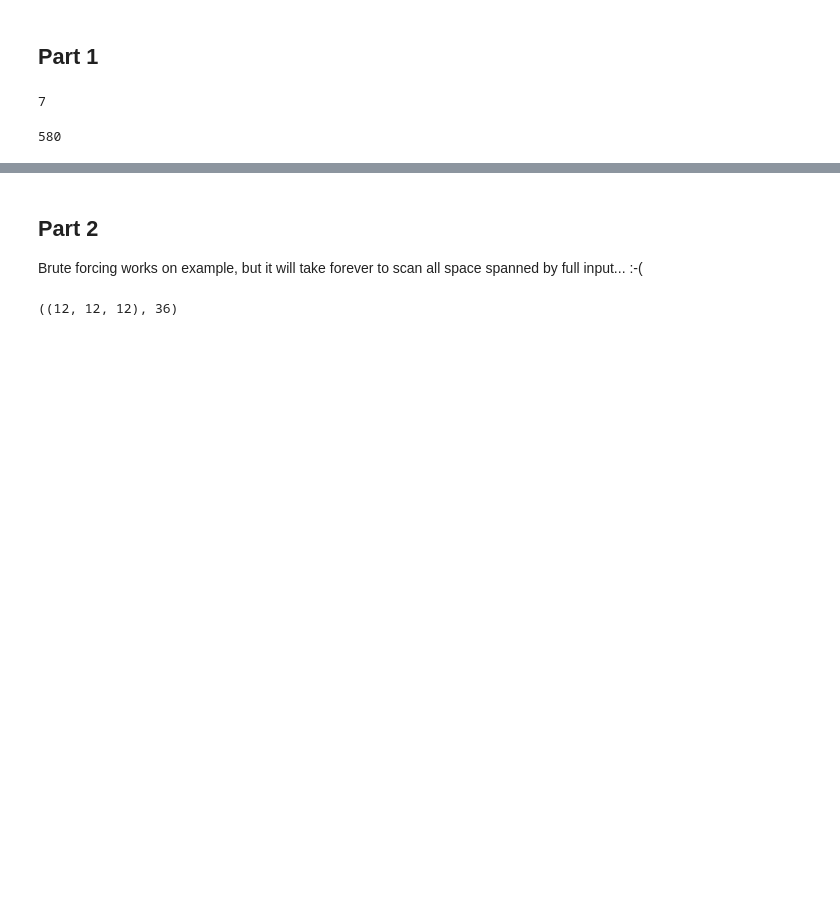
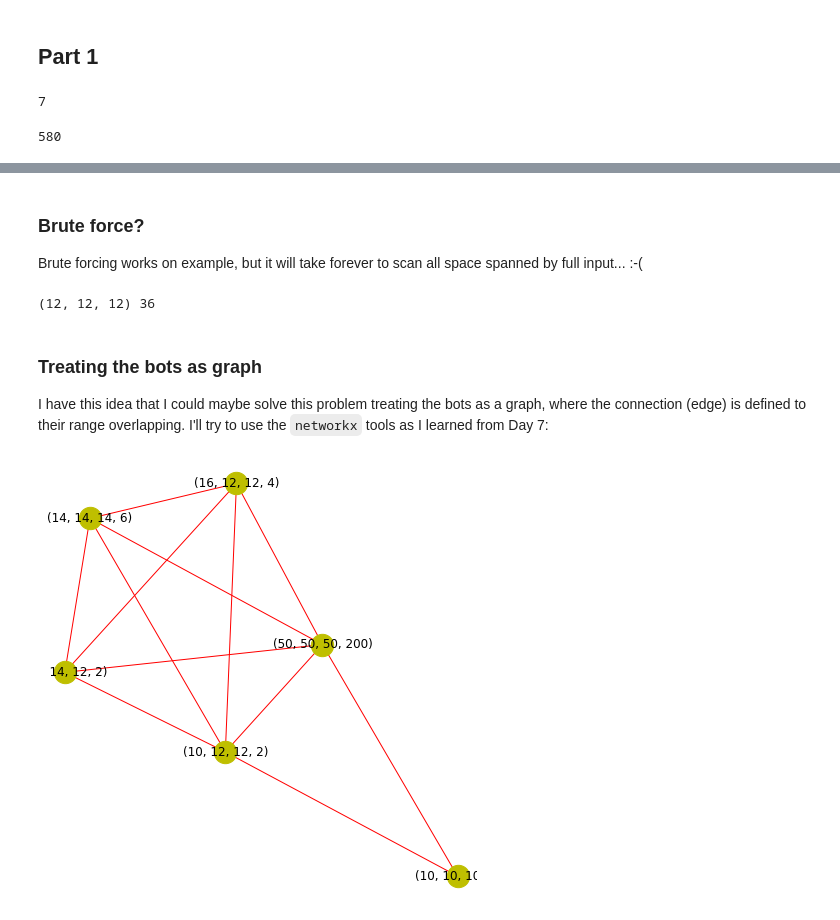
Before and after one commit to marcodelmastro/AdventOfCode2018, a Jupyter notebook: Day 23.ipynb, the cells around one changed output, grey strips where cells are left out. Drawn from its saved outputs; the diff is of its cells as text; code cells hidden in the pictures; blank space fills up the shorter version.

Commit message:
Day 23 Part 2

```diff
--- a/Day 23.ipynb
+++ b/Day 23.ipynb
@@ -20,8 +20,8 @@ print(sum(inrange))
 # %% [output]
 7
 # %%
-circle = getCircles("data/input23.txt")
-inrange = [ sum(abs(np.array(c[:3])-np.array(circle[0][:3]))) <= circle[0][3] for c in circle ]
+circles = getCircles("data/input23.txt")
+inrange = [ sum(abs(np.array(c[:3])-np.array(circles[0][:3]))) <= circles[0][3] for c in circles ]
 print(sum(inrange))
 # %% [output]
 580
@@ -28,4 +30,25 @@ print(sum(inrange))
+# %%
+def manhattan(a,b):
+    '''Manhattan distance between bots'''
+    return sum(abs(np.array(a[:3])-np.array(b[:3])))
+
+def inrange(x,y,z,circles):
+    '''count bots in range of position (x,y,z)'''
+    p = (x,y,z,0)
+    inrange = 0
+    for c in circles:
+        d = manhattan(p,c)
+        if d<=c[3]:
+            inrange += 1
+    return inrange
+
+def overlapping(a,b):
+    '''
+        Check overlaps of bots' "circles"
+        Two circles overlap if their distance is smaller or equal than the sum of their radii
+    '''
+    return manhattan(a,b) <= a[3]+b[3]
 # %% [markdown]
-## Part 2
+### Brute force?
 
 Brute forcing works on example, but it will take forever to scan all space spanned by full input... :-(
@@ -62,7 +77,31 @@ def findClosestBruteForce(_circle):
 
     return sol[0], sum(abs(np.array(sol[0])))
 # %%
-circle = getCircles("data/day23test2.txt")
-findClosestBruteForce(circle)
+circles = getCircles("data/day23test2.txt")
+p,d = findClosestBruteForce(circles)
+print(p,d)
 # %% [output]
-((12, 12, 12), 36)
+(12, 12, 12) 36
+# %% [markdown]
+### Treating the bots as graph
+
+I have this idea that I could maybe solve this problem treating the bots as a graph, where the connection (edge) is defined to their range overlapping. I'll try to use the `networkx` tools as I learned from Day 7:
+# %%
+import networkx as nx
+import matplotlib.pyplot as plt
+
+circles = getCircles("data/day23test2.txt")
+
+# build a graph with edges defined by bots with overlapping ranges
+Gx = nx.Graph()
+for c in circles:
+    for o in circles:
+        if c is not o and overlapping(c,o):
+            Gx.add_edge(c,o)
+
+plt.figure(figsize=(6,6))
+pos = nx.spring_layout(Gx)
+nx.draw(Gx,pos,cmap=plt.get_cmap('jet'),node_size = 500,edge_color='r',node_color="y")
+lab = nx.draw_networkx_labels(Gx, pos)
+# %% [output]
+[figure, added]
```
Also changed, not shown: parts of 9 cells of this notebook, 1 other file.
